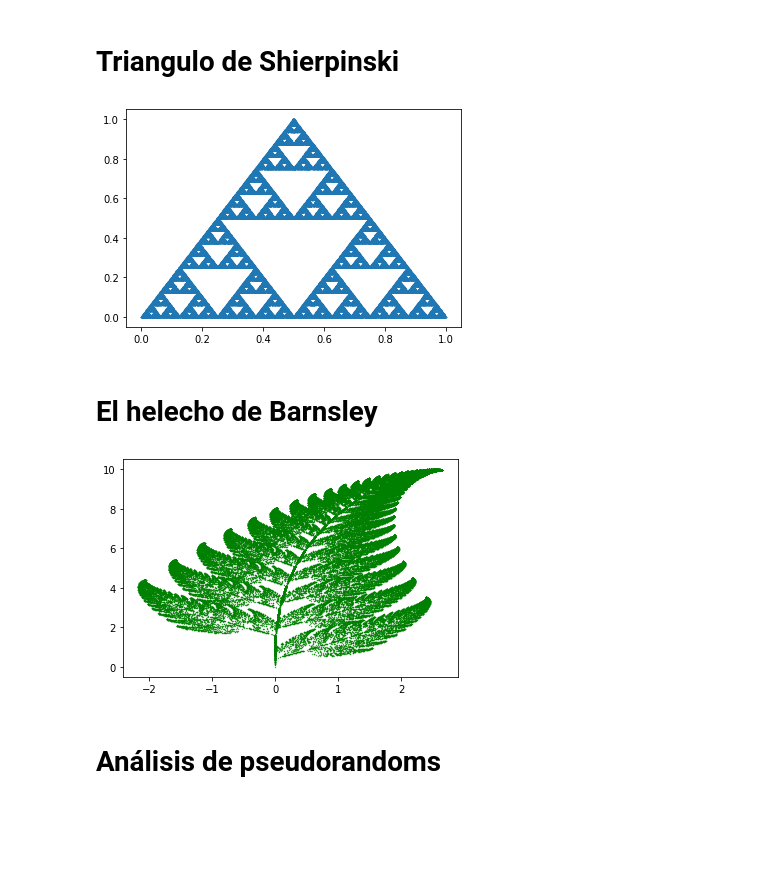
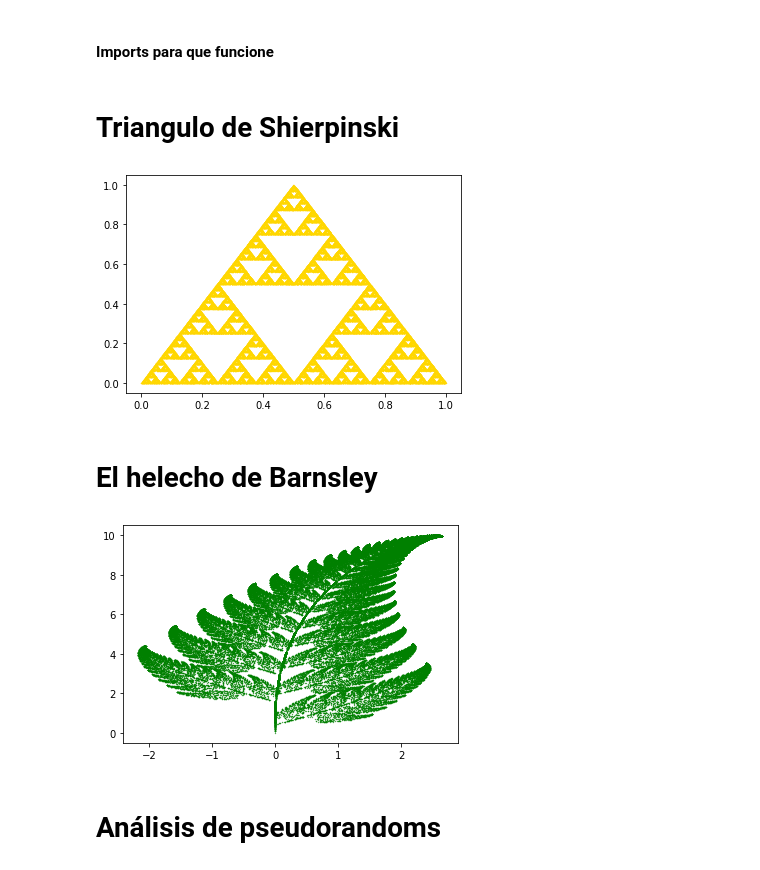
Before and after one commit to LEDODO99/mini1, a Jupyter notebook: Mini1.ipynb, the cells around one changed output. Drawn from its saved outputs; the diff is of its cells as text; code cells hidden in the pictures; blank space fills up the shorter version.

```diff
--- a/Mini1.ipynb
+++ b/Mini1.ipynb
@@ -1 +5,3 @@
+# %% [markdown]
+#### Imports para que funcione
 # %%
@@ -25,7 +28,7 @@ def calculateShierpinski(iteraciones):
     triangulo = [p0]
 
     for i in range(iteraciones):
-        function_selector=(randint(1, 100))
+        function_selector=(random.randint(1, 100))
         if(function_selector<=33):
             function_selector=0
         elif(function_selector>33 and function_selector<=66):
@@ -37,11 +40,11 @@ def calculateShierpinski(iteraciones):
         triangulo.append(encontrarPuntoShierpinski(puntoActual,factor))
     return(triangulo)
 # %%
-triangulo = array(calculateShierpinski(100000))
-plt.scatter(triangulo[:,0], triangulo[:,1],s=0.5)
+triangulo = np.array(calculateShierpinski(100000))
+plt.scatter(triangulo[:,0], triangulo[:,1],s=0.1, color="gold")
 plt.show()
 # %% [output]
-[figure, old version]
+[figure, new version]
 # %% [markdown]
 # El helecho de Barnsley
 # %%
@@ -57,7 +60,7 @@ def Barnsley(iteraciones):
     p0 = (0, 0)
     helecho = [p0]
     for i in range(iteraciones):
-        function_selector=(randint(1, 100))
+        function_selector=(random.randint(1, 100))
         if(function_selector<=85):
             helecho.append(f1(helecho[-1][0],helecho[-1][1]))
         elif(function_selector<=92):
@@ -67,11 +70,11 @@ def Barnsley(iteraciones):
         elif(function_selector>99):
             helecho.append(f4(helecho[-1][0],helecho[-1][1]))
     return(helecho)
-helecho = array(Barnsley(100000))
+helecho = np.array(Barnsley(100000))
 plt.scatter(helecho[:,0], helecho[:,1],s=0.1,color="green")
 plt.show()
 # %% [output]
-[figure, old version]
+[figure, new version]
 # %% [markdown]
 # Análisis de pseudorandoms
 # %%
```
Also changed, not shown: parts of 7 cells of this notebook.
